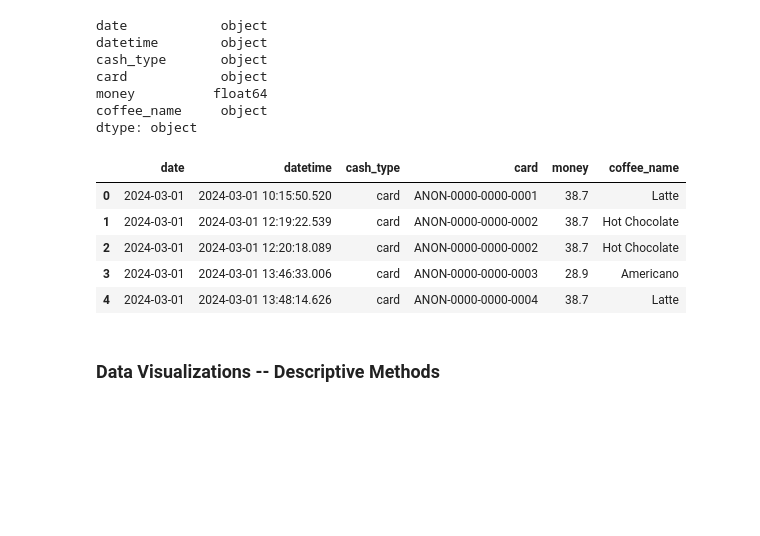
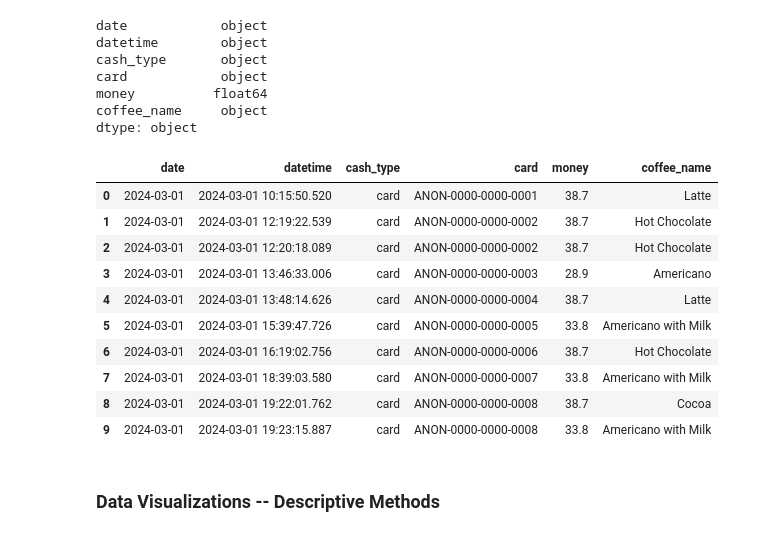
Before and after one commit to WilliamNeyland/ML_CoffeePrediction, a Jupyter notebook: FINAL_C964_Task02_WilliamNeyland.ipynb, the cells around one changed output. Saved outputs shown, nothing was run; the diff lists cells and outputs as text; code cells hidden in the pictures; blank space fills up the shorter version.

```diff
--- a/FINAL_C964_Task02_WilliamNeyland.ipynb
+++ b/FINAL_C964_Task02_WilliamNeyland.ipynb
@@ -49,14 +50,19 @@ coffee_name     object
 dtype: object
 # %%
 # Preview of First Five data rows
-df.head(5)
+df.head(10)
 # %% [output]
 |  | date | datetime | cash_type | card | money | coffee_name |
 | 0 | 2024-03-01 | 2024-03-01 10:15:50.520 | card | ANON-0000-0000-0001 | 38.7 | Latte |
 | 1 | 2024-03-01 | 2024-03-01 12:19:22.539 | card | ANON-0000-0000-0002 | 38.7 | Hot Chocolate |
 | 2 | 2024-03-01 | 2024-03-01 12:20:18.089 | card | ANON-0000-0000-0002 | 38.7 | Hot Chocolate |
 | 3 | 2024-03-01 | 2024-03-01 13:46:33.006 | card | ANON-0000-0000-0003 | 28.9 | Americano |
 | 4 | 2024-03-01 | 2024-03-01 13:48:14.626 | card | ANON-0000-0000-0004 | 38.7 | Latte |
+| 5 | 2024-03-01 | 2024-03-01 15:39:47.726 | card | ANON-0000-0000-0005 | 33.8 | Americano with Milk |
+| 6 | 2024-03-01 | 2024-03-01 16:19:02.756 | card | ANON-0000-0000-0006 | 38.7 | Hot Chocolate |
+| 7 | 2024-03-01 | 2024-03-01 18:39:03.580 | card | ANON-0000-0000-0007 | 33.8 | Americano with Milk |
+| 8 | 2024-03-01 | 2024-03-01 19:22:01.762 | card | ANON-0000-0000-0008 | 38.7 | Cocoa |
+| 9 | 2024-03-01 | 2024-03-01 19:23:15.887 | card | ANON-0000-0000-0008 | 33.8 | Americano with Milk |
 # %% [markdown]
 ### Data Visualizations -- Descriptive Methods
 # %%
```
Also changed, not shown: parts of 6 cells of this notebook, 1 other file.
